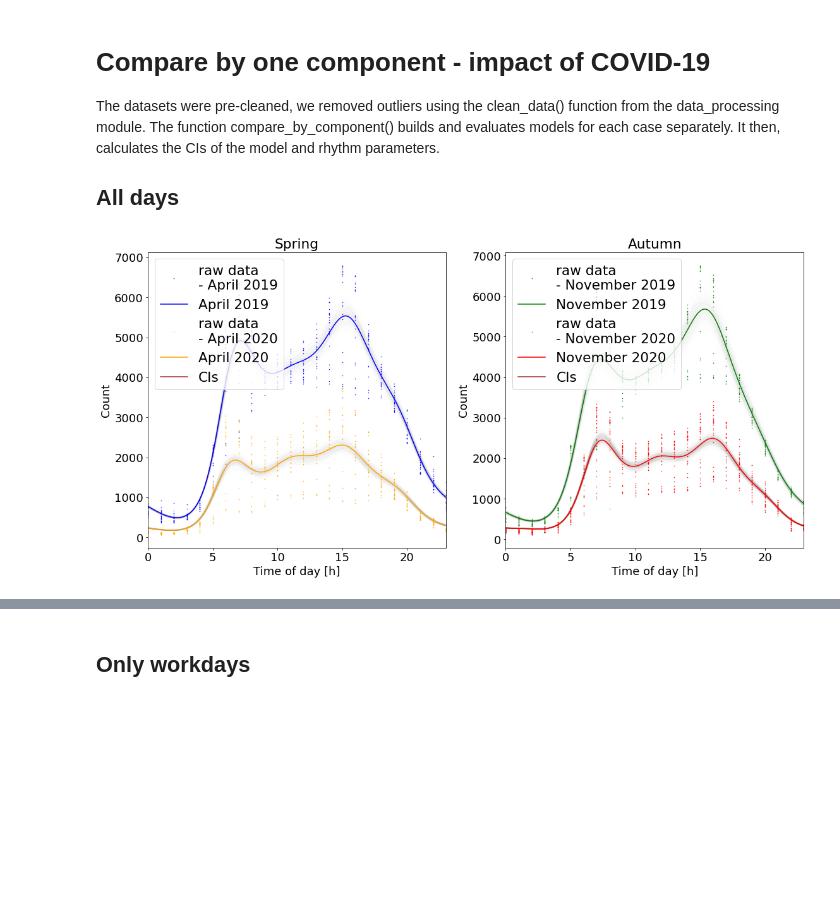
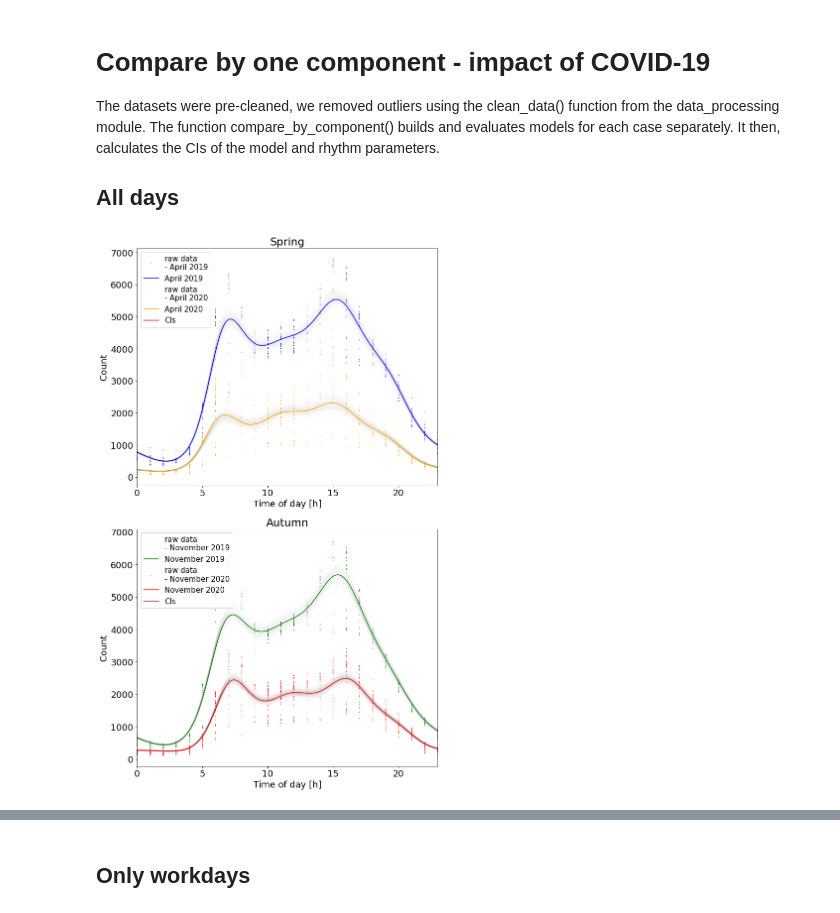
Before and after one commit to ninavelikajne/RhythmCount, a Jupyter notebook: example/traffic_example.ipynb, the cells around one changed output, grey strips where cells are left out. Drawn from its saved outputs; the diff is of its cells as text; code cells hidden in the pictures; blank space fills up the shorter version.

Commit message:
Edited plots

```diff
--- a/example/traffic_example.ipynb
+++ b/example/traffic_example.ipynb
@@ -20,7 +20,7 @@ warnings.filterwarnings("ignore", category=MatplotlibDeprecationWarning)
 # Cleaning and analysing the raw data
 # %%
 import matplotlib.pyplot as plt
-plt.rcParams.update({'font.size': 18})
+plt.rcParams.update({'font.size': 18,'legend.fontsize': 14})
 
 df = pd.read_csv(r'data\supp_file_0.csv')
 df = dproc.clean_data(df)
@@ -155,14 +155,14 @@ The function compare_by_component() builds and evaluates models for each case se
 # %%
 df_covid = pd.read_csv(r'data\supp_file_1.csv')
 df_results = dproc.compare_by_component(df_covid, 'time_period', n_components, count_models, ax_indices=[1, 2, 1, 2],
-                           ax_titles=['Spring', 'Autumn'], rows=1, cols=2,save_file_to='figure1.pdf')
+                           ax_titles=['Spring', 'Autumn'], rows=2, cols=1,save_file_to='figure1.pdf')
 df_results=df_results[['time_period','count_model','n_components','amplitude', 'mesor', 'peaks', 'heights','amplitude_CIs','mesor_CIs','peaks_CIs','heights_CIs','AIC','BIC','log_likelihood','llr_pvalue','prsquared','data_mean','data_std','resid_mean','resid_std']]
 
 # round
 df_results=df_results.round(2)
 
 df_results.to_csv(r'results\supp_file_4.csv', index=False)
 display(df_results)
 # %% [output]
-[figure, old version]
+[figure, new version]
 |  | time_period | count_model | n_components | amplitude | mesor | peaks | heights | amplitude_CIs | ... |
```
Also changed, not shown: parts of 6 cells of this notebook, 13 other files.
